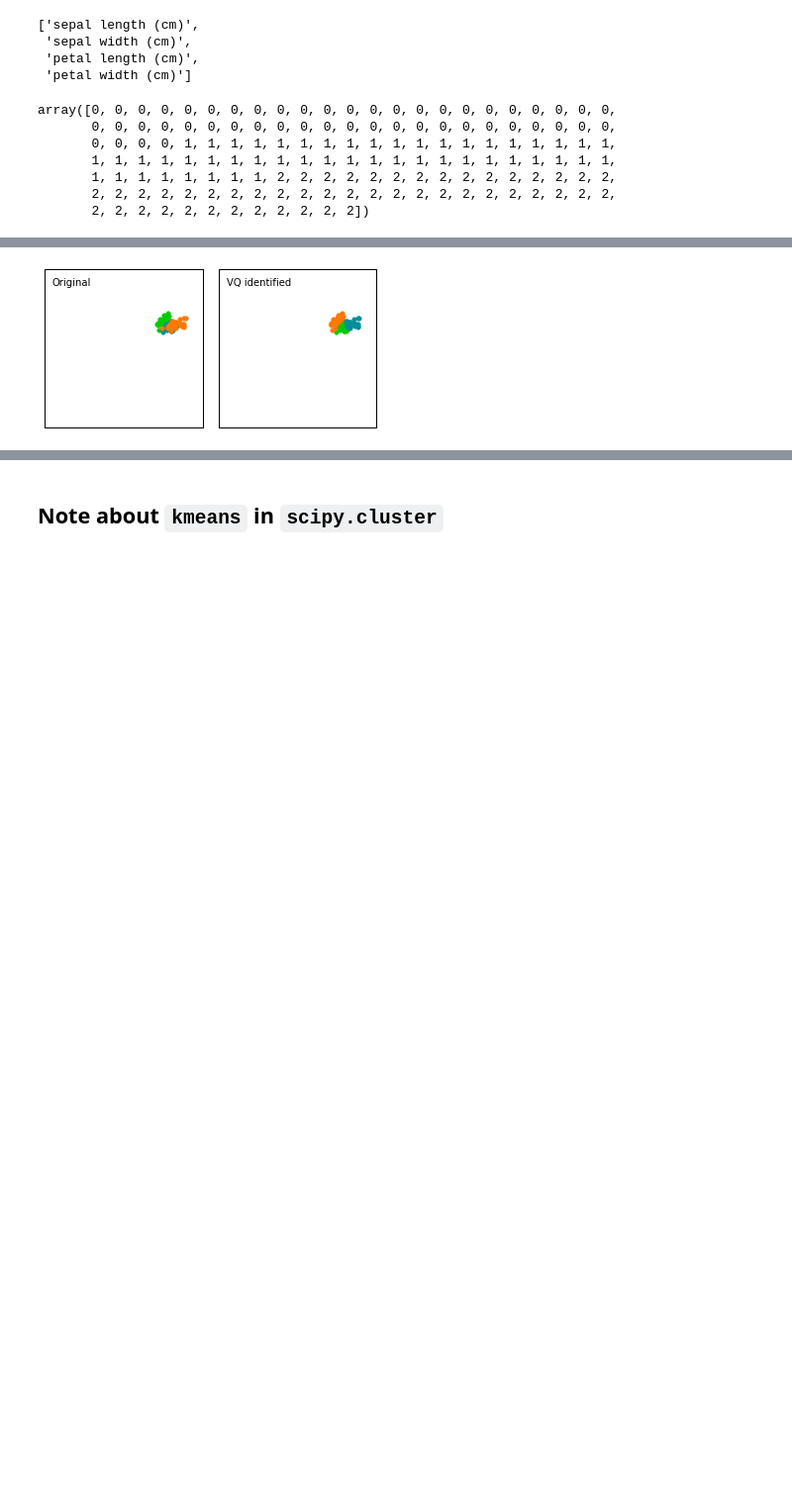
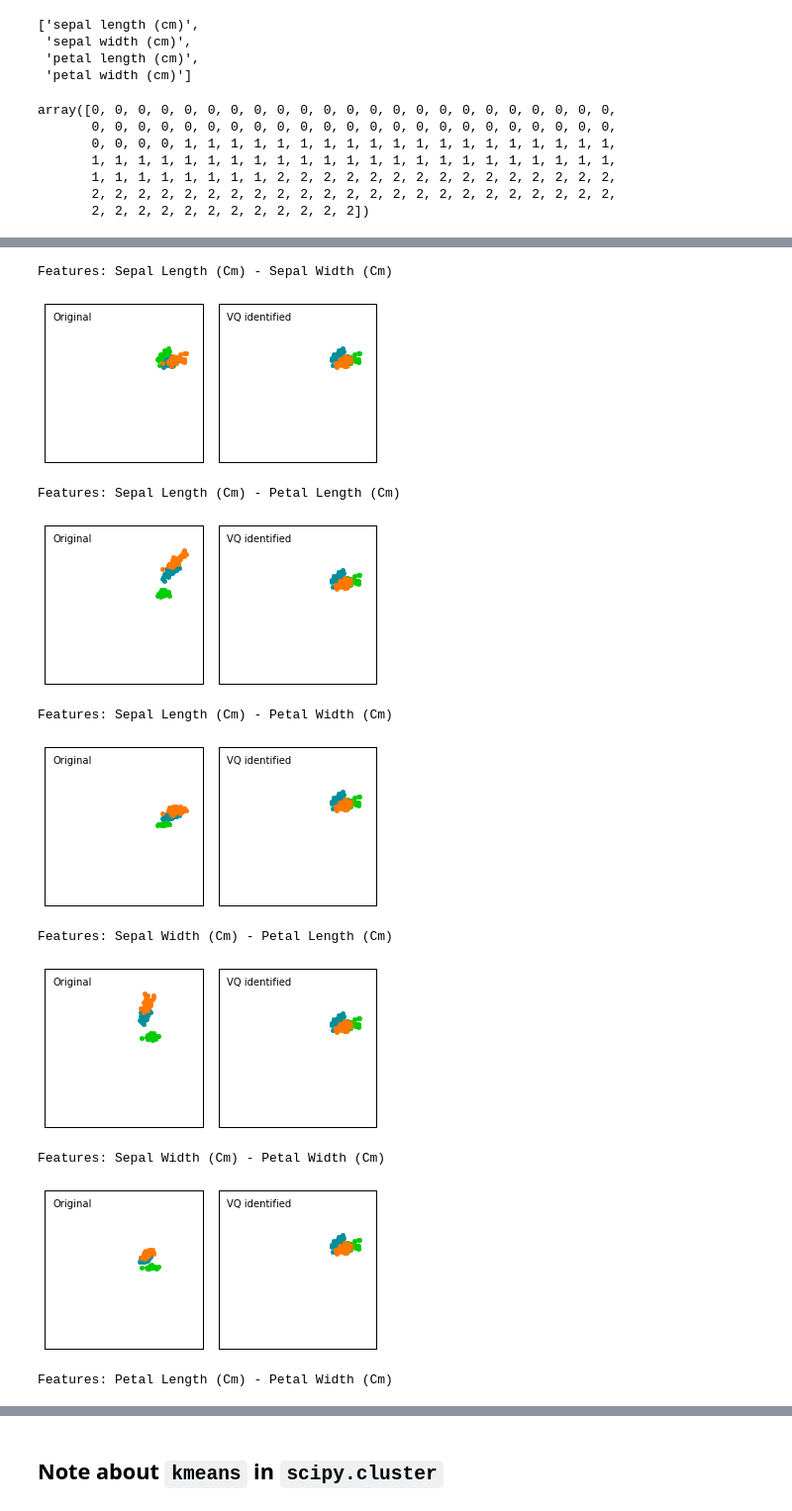
Before and after one commit to leriomaggio/numpy-euroscipy, a Jupyter notebook: 07_0_MachineLearning_Data.ipynb, the cells around one changed output, grey strips where cells are left out. Shown: that part at 99% size. Saved outputs shown, nothing was run; the diff lists cells and outputs as text; code cells hidden in the pictures; blank space fills up the shorter version.

```diff
--- a/07_0_MachineLearning_Data.ipynb
+++ b/07_0_MachineLearning_Data.ipynb
@@ -198,6 +231,6 @@ array([0, 0, 0, 0, 0, 0, 0, 0, 0, 0, 0, 0, 0, 0, 0, 0, 0, 0, 0, 0, 0, 0, 0,
        2, 2, 2, 2, 2, 2, 2, 2, 2, 2, 2, 2, 2, 2, 2, 2, 2, 2, 2, 2, 2, 2, 2,
        2, 2, 2, 2, 2, 2, 2, 2, 2, 2, 2, 2])
 # %%
-sepals = iris.data[:, 0:2]
-print(sepals.shape)
+X = iris.data
+print(X.shape)
 # %% [output]
@@ -208,8 +238,8 @@ sepals = data[:,0:2]
 # %%
 # Creating Data
-c1 = sepals[iris.target == 0]
-c2 = sepals[iris.target == 1]
-c3 = sepals[iris.target == 2]
+c1 = X[iris.target == 0]
+c2 = X[iris.target == 1]
+c3 = X[iris.target == 2]
 # %%
 print(c1.shape, c2.shape, c3.shape)
 # %% [output]
@@ -225,8 +255,24 @@ identified, distance = vq.vq(data, centroids)
 vqc1 = data[identified == 0]
 vqc2 = data[identified == 1]
 vqc3 = data[identified == 2]
-# %%
-plot_kmeans_clustering_results(c1, c2, c3, vqc1, vqc2, vqc3)
-plt.show()
-# %% [output]
-[figure, removed]
+# %%
+from itertools import combinations
+
+for cols in combinations(range(4), 2):
+    print("Features: {} - {}".format(iris.feature_names[cols[0]].title(),
+                                     iris.feature_names[cols[1]].title()))
+    plot_kmeans_clustering_results(c1[:,cols], c2[:,cols], c3[:,cols],
+                                   vqc1[:,cols], vqc2[:,cols], vqc3[:,cols])
+    plt.show()
+# %% [output]
+Features: Sepal Length (Cm) - Sepal Width (Cm)
+[figure, added]
+Features: Sepal Length (Cm) - Petal Length (Cm)
+[figure, added]
+Features: Sepal Length (Cm) - Petal Width (Cm)
+[figure, added]
+Features: Sepal Width (Cm) - Petal Length (Cm)
+[figure, added]
+Features: Sepal Width (Cm) - Petal Width (Cm)
+[figure, added]
+Features: Petal Length (Cm) - Petal Width (Cm)
```
Also changed, not shown: parts of 20 cells of this notebook.
